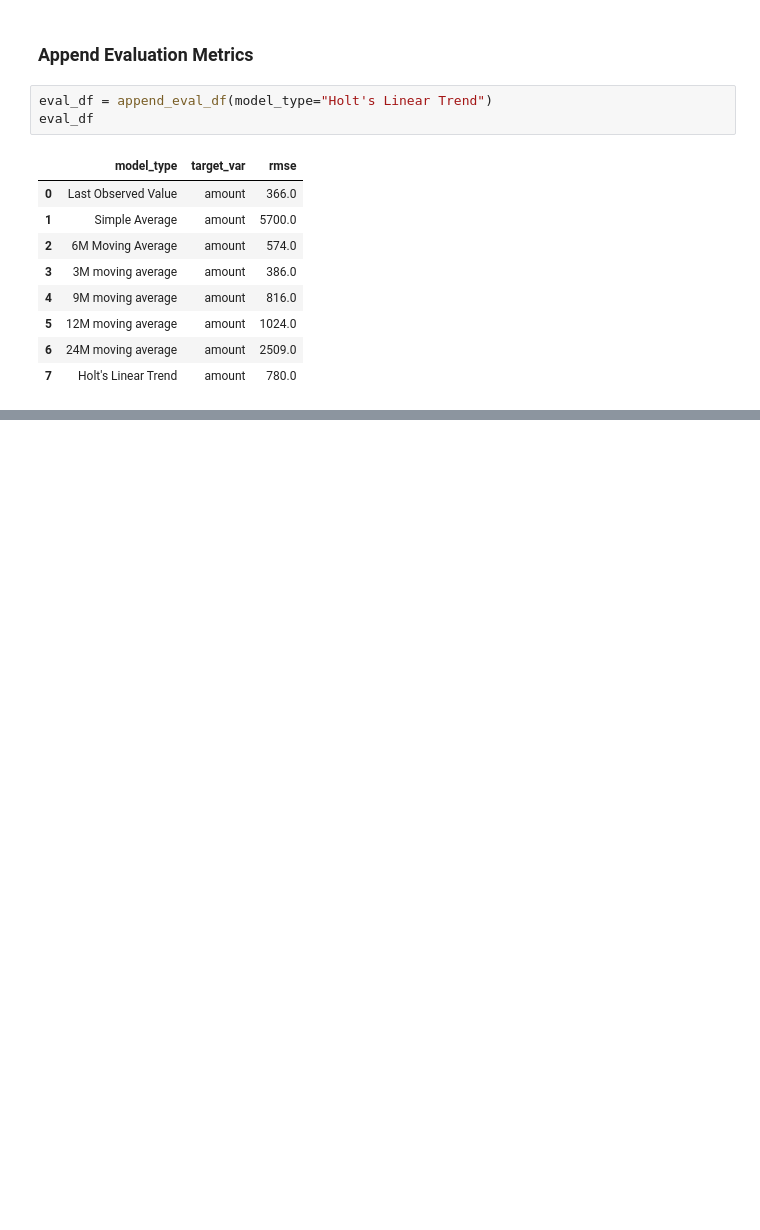
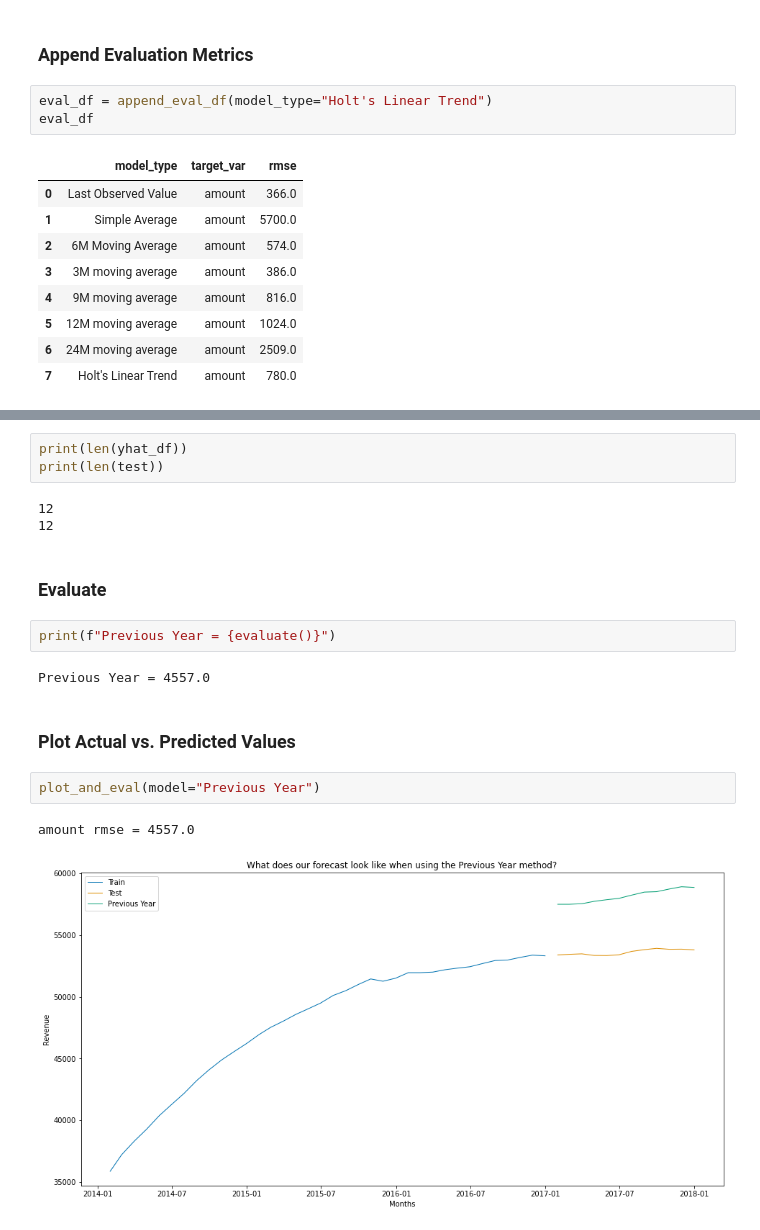
Before and after one commit to aleclhartman/financial_modeling, a Jupyter notebook: saas/eda_and_forecasting.ipynb, the cells around one changed output, grey strips where cells are left out. Drawn from its saved outputs; the diff is of its cells as text; blank space fills up the shorter version.

```diff
--- a/saas/eda_and_forecasting.ipynb
+++ b/saas/eda_and_forecasting.ipynb
@@ -658,0 +721,19 @@ eval_df.set_index("model_type").rmse.plot.bar()
+# %%
+print(len(yhat_df))
+print(len(test))
+# %% [output]
+12
+12
+# %% [markdown]
+### Evaluate
+# %%
+print(f"Previous Year = {evaluate()}")
+# %% [output]
+Previous Year = 4557.0
+# %% [markdown]
+### Plot Actual vs. Predicted Values
+# %%
+plot_and_eval(model="Previous Year")
+# %% [output]
+amount rmse = 4557.0
+[figure, added]
```
Also changed, not shown: parts of 15 cells of this notebook.
